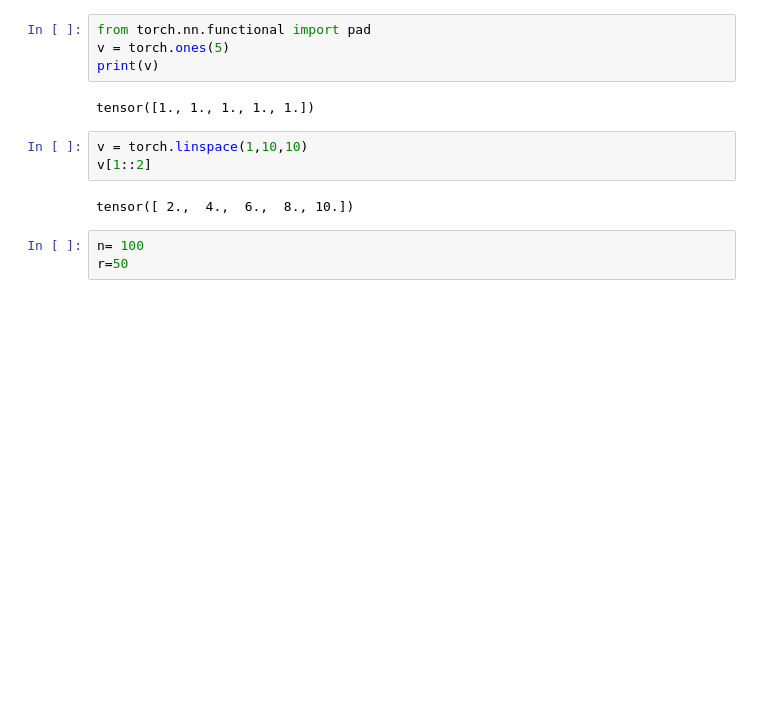
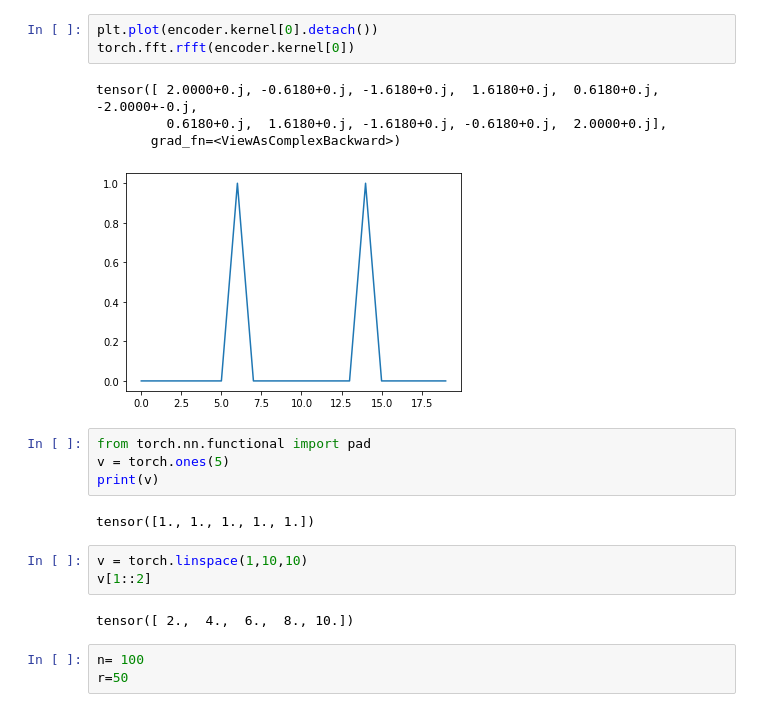
Before and after one commit to aliutkus/spe, a Jupyter notebook: dev/examples/test_spe.ipynb, the cells around one changed output. Cells and saved outputs as stored; diff of their text form; blank space fills up the shorter version.

```diff
--- a/dev/examples/test_spe.ipynb
+++ b/dev/examples/test_spe.ipynb
@@ -54,3 +58,11 @@ torch.Size([1, 300, 1024])
+# %%
+plt.plot(encoder.kernel[0].detach())
+torch.fft.rfft(encoder.kernel[0])
+# %% [output]
+tensor([ 2.0000+0.j, -0.6180+0.j, -1.6180+0.j,  1.6180+0.j,  0.6180+0.j, -2.0000+-0.j,
+         0.6180+0.j,  1.6180+0.j, -1.6180+0.j, -0.6180+0.j,  2.0000+0.j],
+       grad_fn=<ViewAsComplexBackward>)
+[figure, added]
 # %%
 from torch.nn.functional import pad
 v = torch.ones(5)
```
Also changed, not shown: parts of 8 cells of this notebook, 2 other files.
